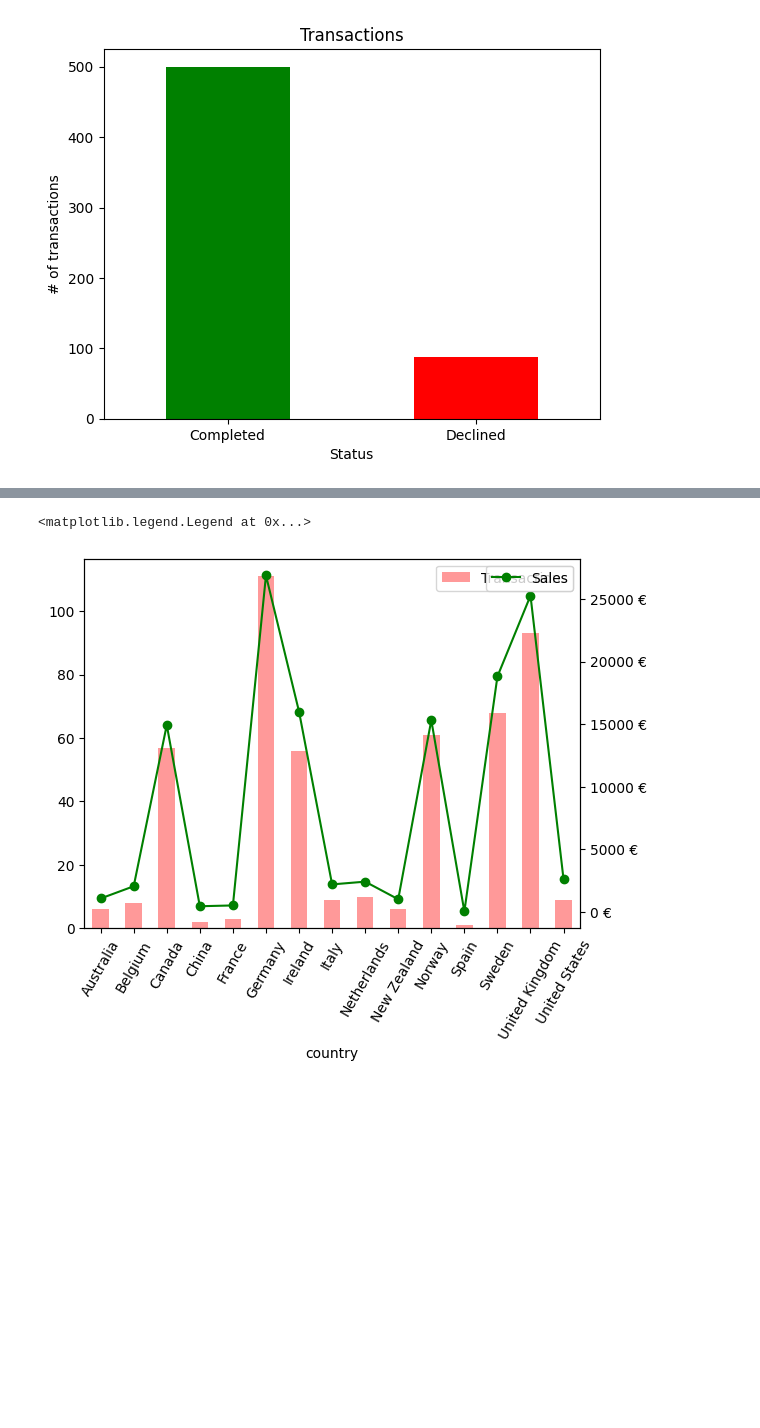
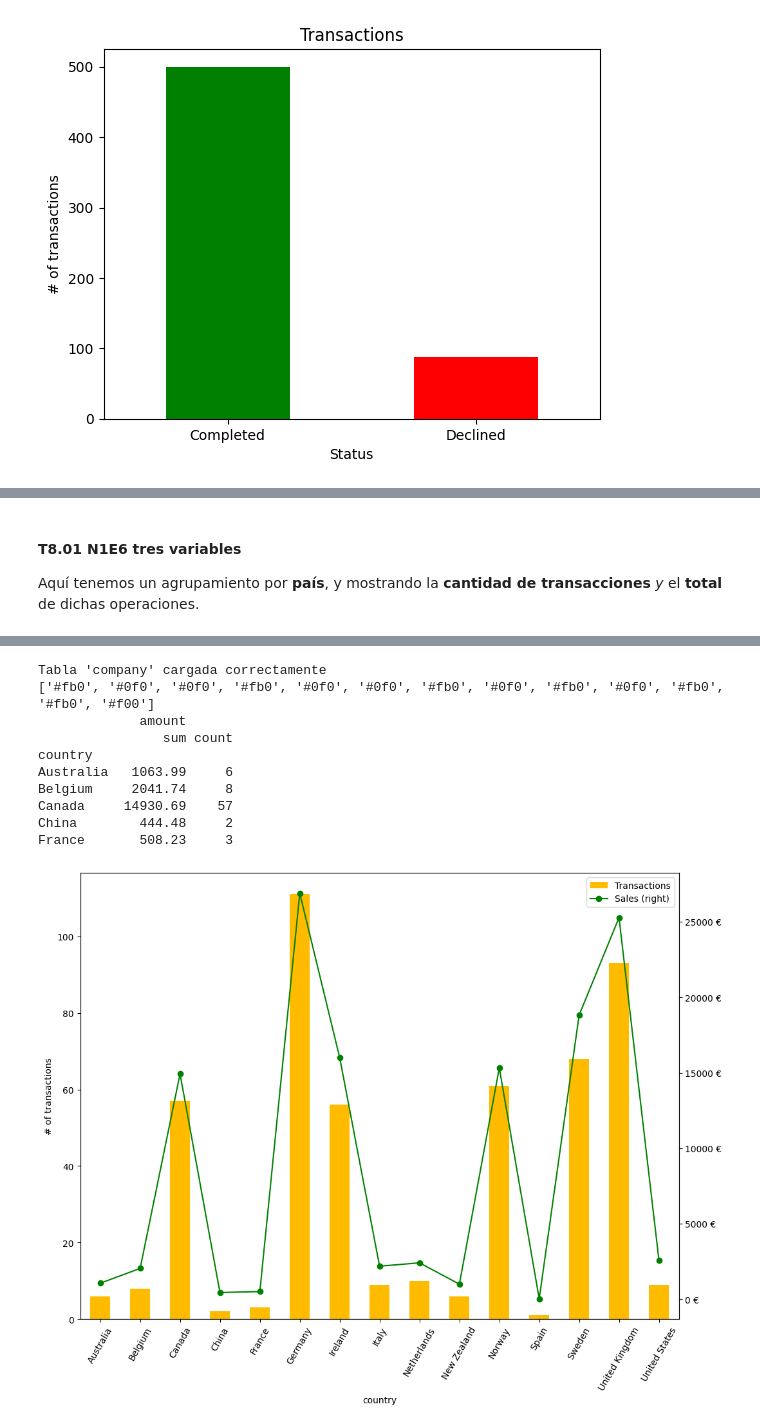
Before and after one commit to mlopezgva/it-academy-mlg, a Jupyter notebook: SPRINT8/Sprint_8.ipynb, the cells around one changed output, grey strips where cells are left out. Cells and saved outputs as stored; diff of their text form; code cells hidden in the pictures; blank space fills up the shorter version.

```diff
--- a/SPRINT8/Sprint_8.ipynb
+++ b/SPRINT8/Sprint_8.ipynb
@@ -39,26 +48,35 @@ Realitzaràs una visualització per a cada exercici. Comenta el que et crida l'a
 # %%
 import sys
 
-db_connect()
+import jupyter_client
+import jupyter_core
+import jupyter_core.command
+import jupyter_core.utils
+
+if not is_defined('db'):
+
 
 # extraer los datos de la DB. Iré añadiendo tablas según las vaya usando...
 def load_tables():
-    global tr_df, user_df, co_df
+    global tr_df, user_df, co_df, pr_df, prtr_df
     try:
-        if 'tr_df' not in globals() or type(tr_df) is not pd.core.frame.DataFrame:
+        if not is_dataFrame('tr_df'):
             tr_df   = pd.read_sql("SELECT * FROM `transaction`", db)
             print("Tabla 'transaction' cargada correctamente")
 
-        if 'user_df' not in globals() or type(user_df) is not pd.core.frame.DataFrame:
+        if not is_dataFrame('user_df'):
             user_df = pd.read_sql("SELECT * FROM `user`", db)
             print("Tabla 'user' cargada correctamente")
 
-        if 'co_df' not in globals() or type(co_df) is not pd.core.frame.DataFrame:
+        if not is_dataFrame('co_df'):
             co_df = pd.read_sql("SELECT * FROM company", db)
+            print("Tabla 'company' cargada correctamente")
+
+        if not is_dataFrame('prtr_df'):
+            pr_df   = pd.read_sql("SELECT * FROM product", db)
+            prtr_df = pd.read_sql("SELECT * FROM product_transaction", db)
             print("Tabla 'company' cargada correctamente")
 
     except:
         print("Error leyendo la DB...")
-
-load_tables()
 # %% [output]
@@ -242,3 +307,6 @@ ax.legend(["Transactions"])
+# %% [markdown]
+#### T8.01 N1E6 tres variables
+Aquí tenemos un agrupamiento por **país**, y mostrando la **cantidad de transacciones** _y_ el **total** de dichas operaciones.
 # %%
 db_connect()
 
@@ -260,42 +328,54 @@ cotr_df.head()
 # %%
 from matplotlib import pyplot
 from matplotlib import ticker
-from matplotlib.ticker import Formatter
 
 db_connect()
-
 load_tables()
 
-tr_agg = cotr_df[cotr_df['declined']==0]  \
+cotr_df = co_df.merge(tr_df, how='inner', on='company_id')
+
+tr_agg  = cotr_df[cotr_df['declined']==0]  \
                         .get(['amount', 'country'])  \
                         .groupby('country')  \
                         .agg(['sum', 'count'])
 
 fig, ax = pyplot.subplots()
 xLabels = tr_agg['amount'].index
-
+print(cc)
+print(tr_agg.head())
 graph = tr_agg['amount'][['count']].plot(
     kind="bar",
-    # color=['lime'],
+    figsize=(12,9),
     color=cc,
     rot=60,
+    ylabel="# of transactions",
     label="Transactions",
-    # ylabel="# of transactions",
+    legend=True,
     ax=ax
 )
-graph.legend(["Transactions"])
+graph.legend(labels=("Transactions", "Sales"))
+
 # Ventas en otra escala, para que sea visible...
 graph2 = tr_agg['amount', 'sum'].plot(
     kind='line',
     secondary_y=True,
+    legend=True,
     ax=graph,
     color='green',
     marker='o',
     rot=60,
     label="Sales"
 )
 graph2.yaxis.set_major_formatter(ticker.FormatStrFormatter('%d €'))
-graph2.legend(["Sales"])
 # %% [output]
-<matplotlib.legend.Legend at 0x...>
+Tabla 'company' cargada correctamente
+['#fb0', '#0f0', '#0f0', '#fb0', '#0f0', '#0f0', '#fb0', '#0f0', '#fb0', '#0f0', '#fb0', '#fb0', '#f00']
+             amount
+                sum count
+country
+Australia   1063.99     6
+Belgium     2041.74     8
+Canada     14930.69    57
+China        444.48     2
+France       508.23     3
-[figure, old version]
+[figure, new version]
```
Also changed, not shown: parts of 17 cells of this notebook.
